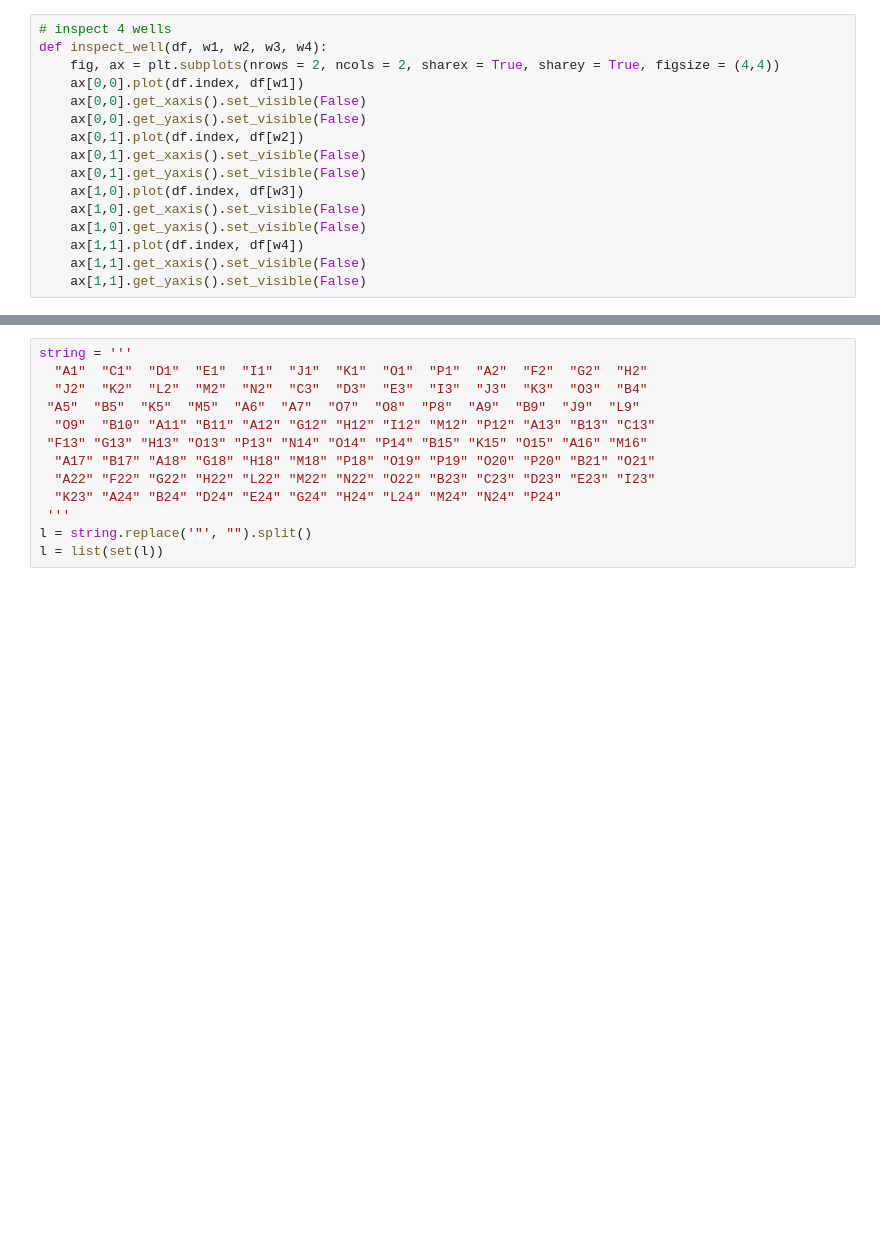
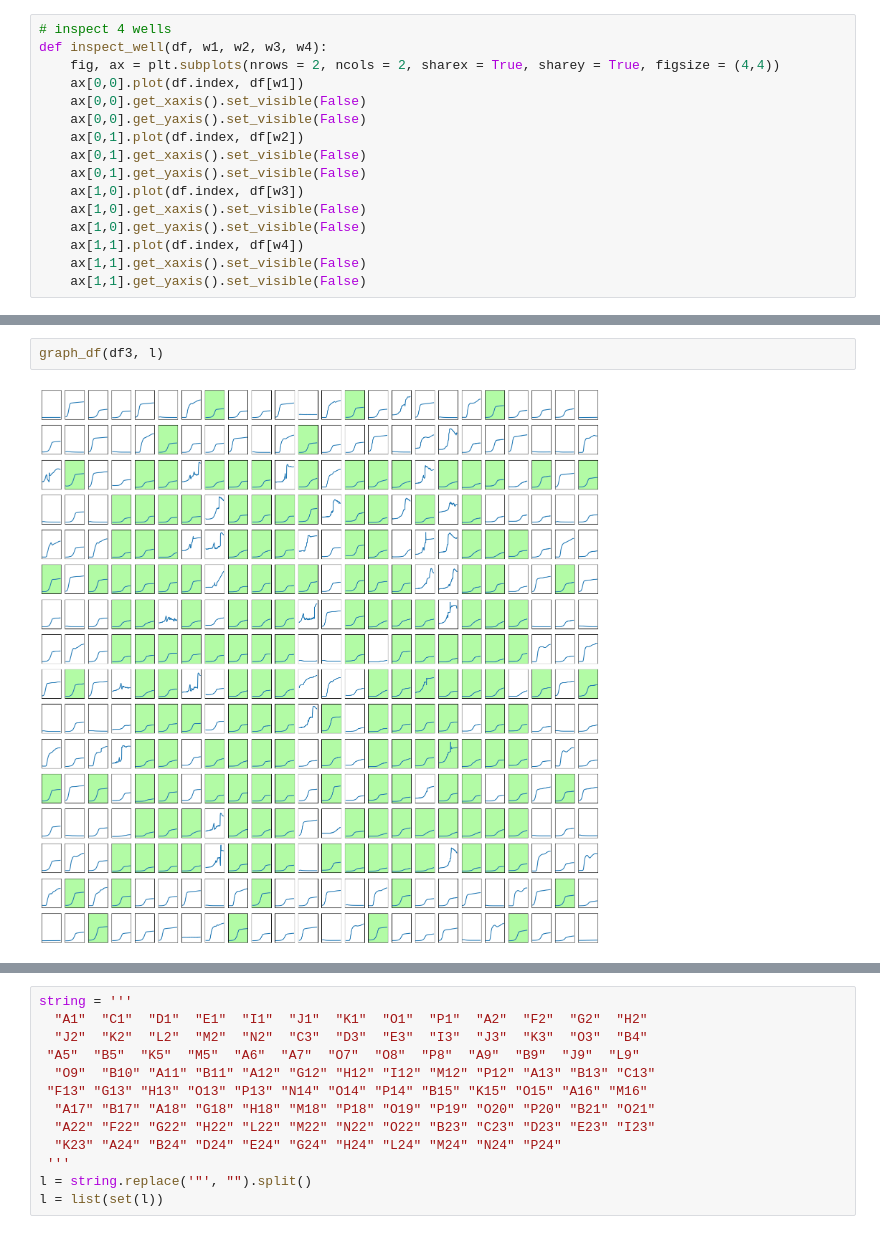
Before and after one commit to rutuja-gupte/sharp-pombe-fitness, a Jupyter notebook: Plotting Plates.ipynb, the cells around one changed output, grey strips where cells are left out. Drawn from its saved outputs; the diff is of its cells as text; blank space fills up the shorter version.

```diff
--- a/Plotting Plates.ipynb
+++ b/Plotting Plates.ipynb
@@ -114,0 +144,4 @@ Rutuja 05 05.txt
+# %%
+graph_df(df3, l)
+# %% [output]
+[figure, added]
```
Also changed, not shown: parts of 12 cells of this notebook.
